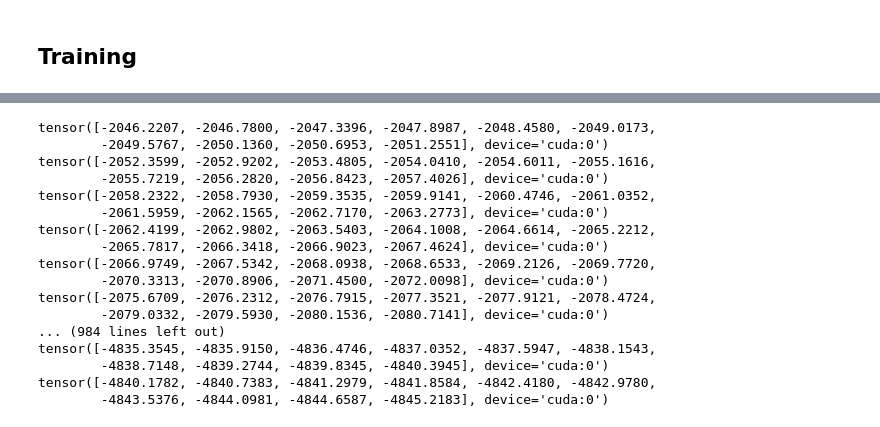
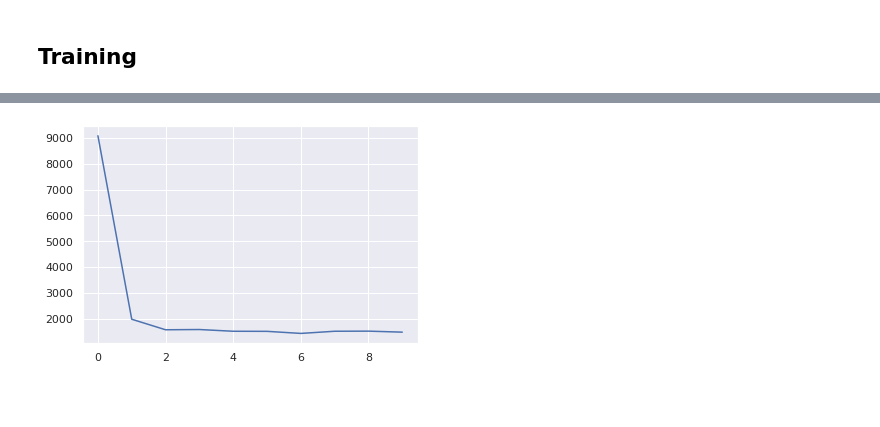
Before and after one commit to DimSum2k/bayes-by-backprop-pytorch, a Jupyter notebook: Regression.ipynb, the cells around one changed output, grey strips where cells are left out. Saved outputs shown, nothing was run; the diff lists cells and outputs as text; code cells hidden in the pictures; blank space fills up the shorter version.

```diff
--- a/Regression.ipynb
+++ b/Regression.ipynb
@@ -120,6 +125,7 @@ class Gaussian(object):
 # %%
 class Prior(object):
     def __init__(self, sigma1, sigma2=None, p=None, kind="gauss"):
+        super().__init__()
 
         if kind not in ["gauss", "gaussMixt"]:
             raise ValueError("Unknown prior type")
@@ -252,31 +257,34 @@ class BayesianNetwork(nn.Module):
 # %%
 config_prior = (config["prior_type"], config["sigma_p1"], config["sigma_p2"], config["p"])
 net = BayesianNetwork(device, config_prior).to(device)
-optimizer = optim.Adam(net.parameters())
+optimizer = optim.Adam(net.parameters(), lr=config["learning_rate"])
 # %%
 def train(net, optimizer, epoch, train_loader, device, num_batches, batch_size, samples):
     net.train()
-
-    #if epoch == 0: # write initial distributions
-    #    write_weight_histograms(epoch)
+    epoch_loss = []
 
     for batch_idx, (data, target) in enumerate(tqdm(train_loader)):
         data, target = data.to(device), target.to(device)
         net.zero_grad()
         loss, log_prior, log_variational_posterior, negative_log_likelihood = net.sample_elbo(data, target, device, samples, num_batches, batch_size)
-        #print(loss)
         loss.backward()
         optimizer.step()
-        print(loss)
-        #write_loss_scalars(epoch, batch_idx, loss, log_prior, log_variational_posterior, negative_log_likelihood)
-    #write_weight_histograms(epoch+1)
+        epoch_loss.append(loss.cpu().detach().numpy())
+
+    return np.mean(epoch_loss)
 # %%
-for epoch in range(config["epochs"]):
-    train(net,
+losses = []
+#for epoch in range(config["epochs"]):
+for epoch in range(10):
+
+    epoch_loss = train(net,
           optimizer,
           epoch,
           train_loader,
           device,
           config["num_batches"],
           config["batch_size"],
-          config["num_samples"])
+          2)
+          #config["num_samples"])
+
+    losses.append(epoch_loss)
@@ -442,38 +291,4 @@ tensor(-2.8654e+09, device='cuda:0', grad_fn=<AddBackward0>)
-# %%
-def test_ensemble(device):
-    net.eval()
-    scores = np.zeros(10+1, dtype=int)
-    with torch.no_grad():
-        for data, target in test_loader:
-            data, target = data.to(device), target.to(device)
-            outputs = torch.zeros(10+1, config["batch_size"]).to(device)
-            for i in range(10):
-                outputs[i] = net(data, sample=True).view(-1)
-            outputs[10] = net(data, sample=False).view(-1)
-            scores += (target-output)
-    #for index, num in enumerate(corrects):
-    #    if index < TEST_SAMPLES:
-    #        print('Component {} Accuracy: {}/{}'.format(index, num, TEST_SIZE))
-    #    else:
-    #        print('Posterior Mean Accuracy: {}/{}'.format(num, TEST_SIZE))
-    #print('Ensemble Accuracy: {}/{}'.format(correct, TEST_SIZE))
-
-test_ensemble(device)
-# %% [output]
-tensor([-2046.2207, -2046.7800, -2047.3396, -2047.8987, -2048.4580, -2049.0173,
-        -2049.5767, -2050.1360, -2050.6953, -2051.2551], device='cuda:0')
-tensor([-2052.3599, -2052.9202, -2053.4805, -2054.0410, -2054.6011, -2055.1616,
-        -2055.7219, -2056.2820, -2056.8423, -2057.4026], device='cuda:0')
-tensor([-2058.2322, -2058.7930, -2059.3535, -2059.9141, -2060.4746, -2061.0352,
-        -2061.5959, -2062.1565, -2062.7170, -2063.2773], device='cuda:0')
-tensor([-2062.4199, -2062.9802, -2063.5403, -2064.1008, -2064.6614, -2065.2212,
-        -2065.7817, -2066.3418, -2066.9023, -2067.4624], device='cuda:0')
-tensor([-2066.9749, -2067.5342, -2068.0938, -2068.6533, -2069.2126, -2069.7720,
-        -2070.3313, -2070.8906, -2071.4500, -2072.0098], device='cuda:0')
-tensor([-2075.6709, -2076.2312, -2076.7915, -2077.3521, -2077.9121, -2078.4724,
-        -2079.0332, -2079.5930, -2080.1536, -2080.7141], device='cuda:0')
-... (984 lines left out)
-tensor([-4835.3545, -4835.9150, -4836.4746, -4837.0352, -4837.5947, -4838.1543,
-        -4838.7148, -4839.2744, -4839.8345, -4840.3945], device='cuda:0')
-tensor([-4840.1782, -4840.7383, -4841.2979, -4841.8584, -4842.4180, -4842.9780,
-        -4843.5376, -4844.0981, -4844.6587, -4845.2183], device='cuda:0')
+# %%
+plt.plot(losses);
+# %% [output]
+[figure, added]
```
Also changed, not shown: parts of 19 cells of this notebook, 7 other files.
